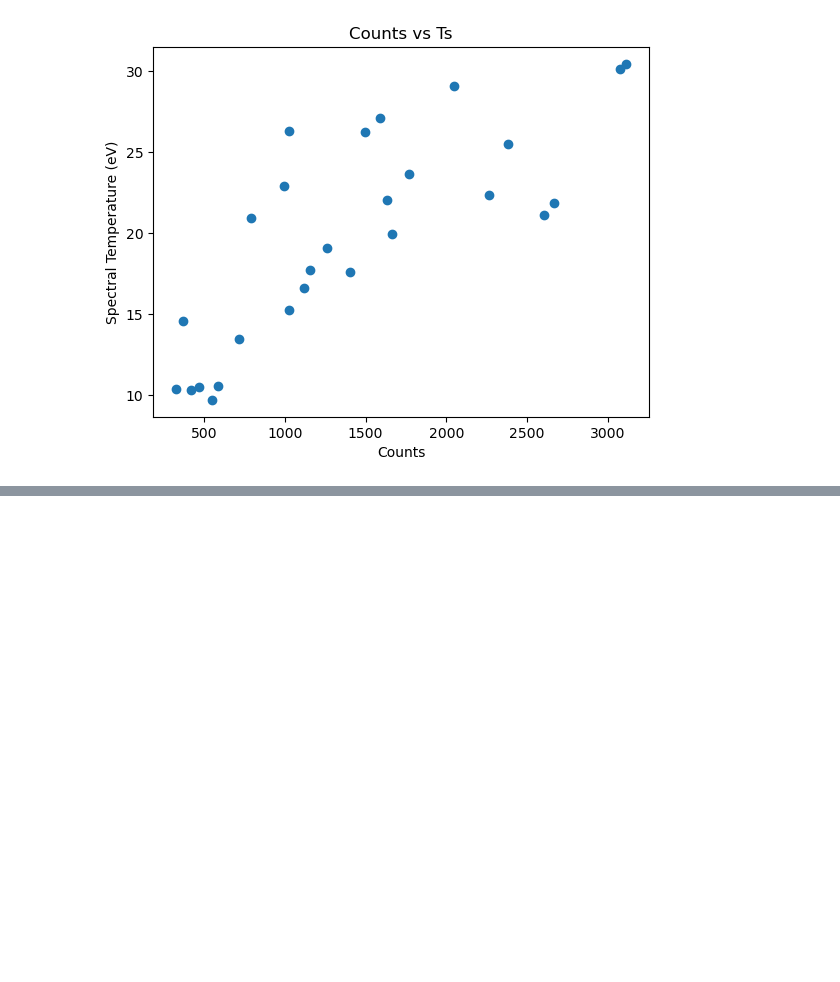
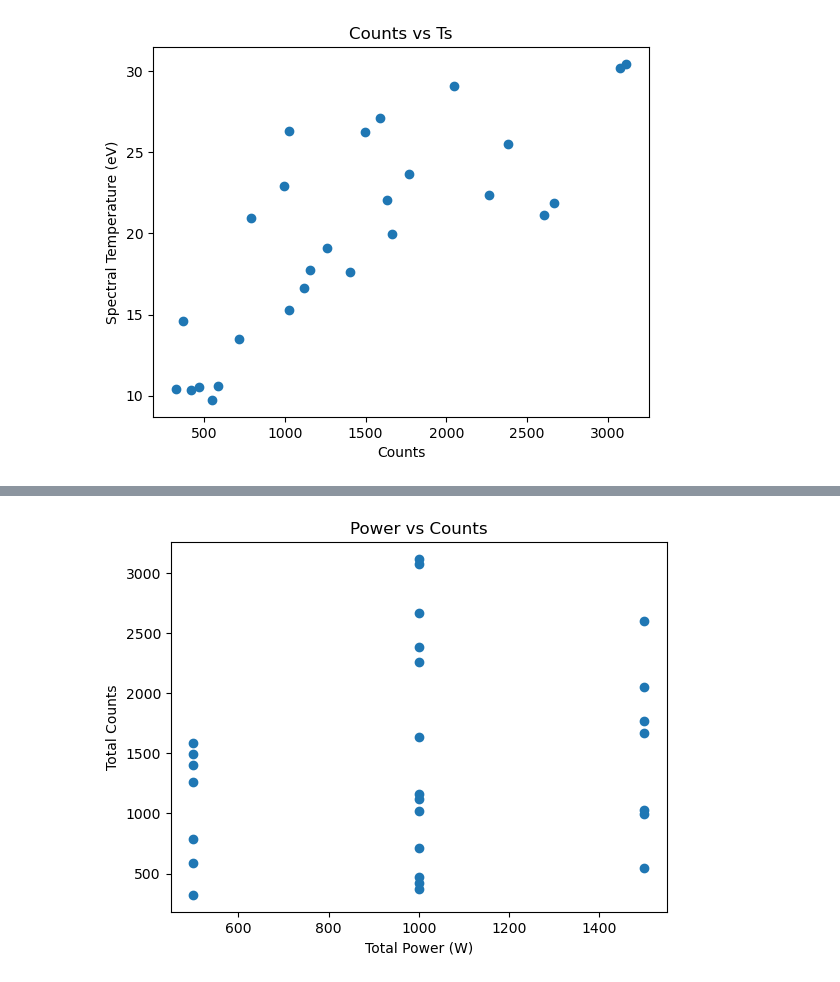
Before and after one commit to thebeesneesh/VENUS_X-Ray_BS, a Jupyter notebook: stuff/10JUL25/10JULanalysis.ipynb, the cells around one changed output, grey strips where cells are left out. Drawn from its saved outputs; the diff is of its cells as text; code cells hidden in the pictures; blank space fills up the shorter version.

```diff
--- a/stuff/10JUL25/10JULanalysis.ipynb
+++ b/stuff/10JUL25/10JULanalysis.ipynb
@@ -74,0 +81,9 @@ plt.show()
+# %%
+plt.scatter(df['Total Power Ideal'], df['Input Counts'])
+plt.xlabel('Total Power (W)')
+plt.ylabel('Total Counts')
+#plt.scatter(df['Bmin (Panelview)'], color = 'k', df['Ts'], color = 'red')
+plt.title('Power vs Counts')
+plt.show()
+# %% [output]
+[figure, added]
```
Also changed, not shown: parts of 9 cells of this notebook.
